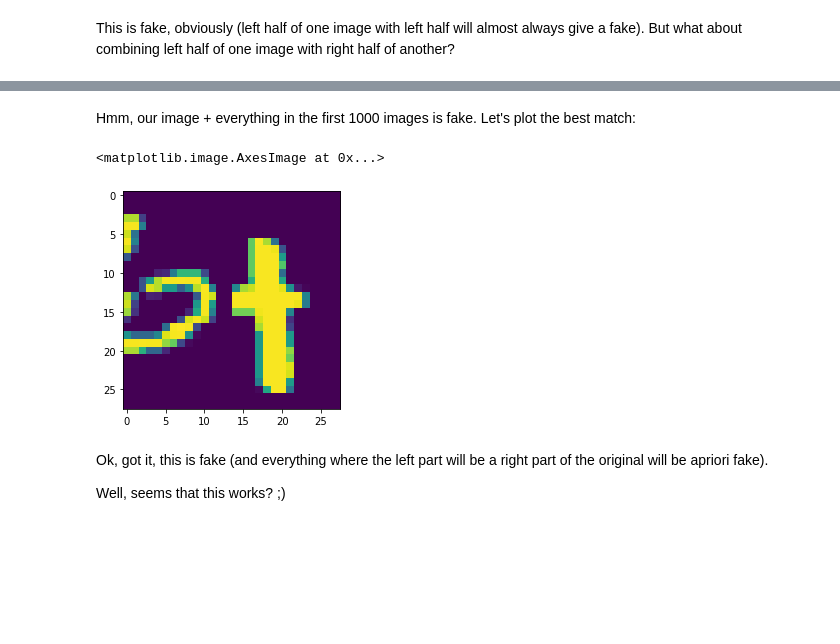
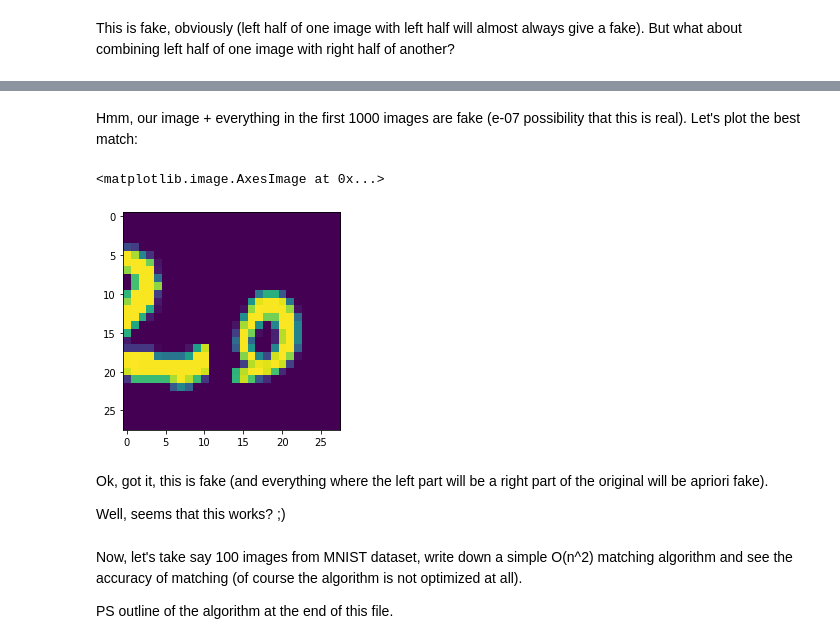
Before and after one commit to tishkhanyan/ML_recovering_MNIST_images_from_halves, a Jupyter notebook: Ntropy_test.ipynb, the cells around one changed output, grey strips where cells are left out. Drawn from its saved outputs; the diff is of its cells as text; code cells hidden in the pictures; blank space fills up the shorter version.

```diff
--- a/Ntropy_test.ipynb
+++ b/Ntropy_test.ipynb
@@ -89,7 +89,7 @@ def define_model(in_shape=(28,28,1)):
     return model
 
 # train it
-def train_model(model, dataset, n_iter=500, n_batch=256):
+def train_model(model, dataset, n_iter=5000, n_batch=256):
     half_batch = int(n_batch / 2)
 
     for i in range(n_iter):
@@ -102,7 +102,8 @@ def train_model(model, dataset, n_iter=500, n_batch=256):
         # update model on fake samples
         _, fake_acc = model.train_on_batch(X_fake, y_fake)
         # summarize the performance
-        print('>%d real images acc=%.0f%% fake images acc=%.0f%%' % (i+1, real_acc*100, fake_acc*100))
+        if i % 100 == 0:
+            print('iteration %d: real images acc=%.0f%% fake images acc=%.0f%%' % (i+1, real_acc*100, fake_acc*100))
 
 # define the model
 model = define_model()
@@ -268,11 +267,15 @@ for j in range(1000):
 # %% [markdown]
-Hmm, our image + everything in the first 1000 images is fake. Let's plot the best match:
+Hmm, our image + everything in the first 1000 images are fake (e-07 possibility that this is real). Let's plot the best match:
 # %%
-plt.imshow(np.concatenate([our_image_2, X[392]], axis = 1))
+plt.imshow(np.concatenate([our_image_2, X[480]], axis = 1))
 # %% [output]
 <matplotlib.image.AxesImage at 0x...>
-[figure, old version]
+[figure, new version]
 # %% [markdown]
 Ok, got it, this is fake (and everything where the left part will be a right part of the original will be apriori fake).
 
 Well, seems that this works? ;)
+# %% [markdown]
+Now, let's take say 100 images from MNIST dataset, write down a simple O(n^2) matching algorithm and see the accuracy of matching (of course the algorithm is not optimized at all).
+
+PS outline of the algorithm at the end of this file.
```
Also changed, not shown: parts of 21 cells of this notebook, 1 other file.
